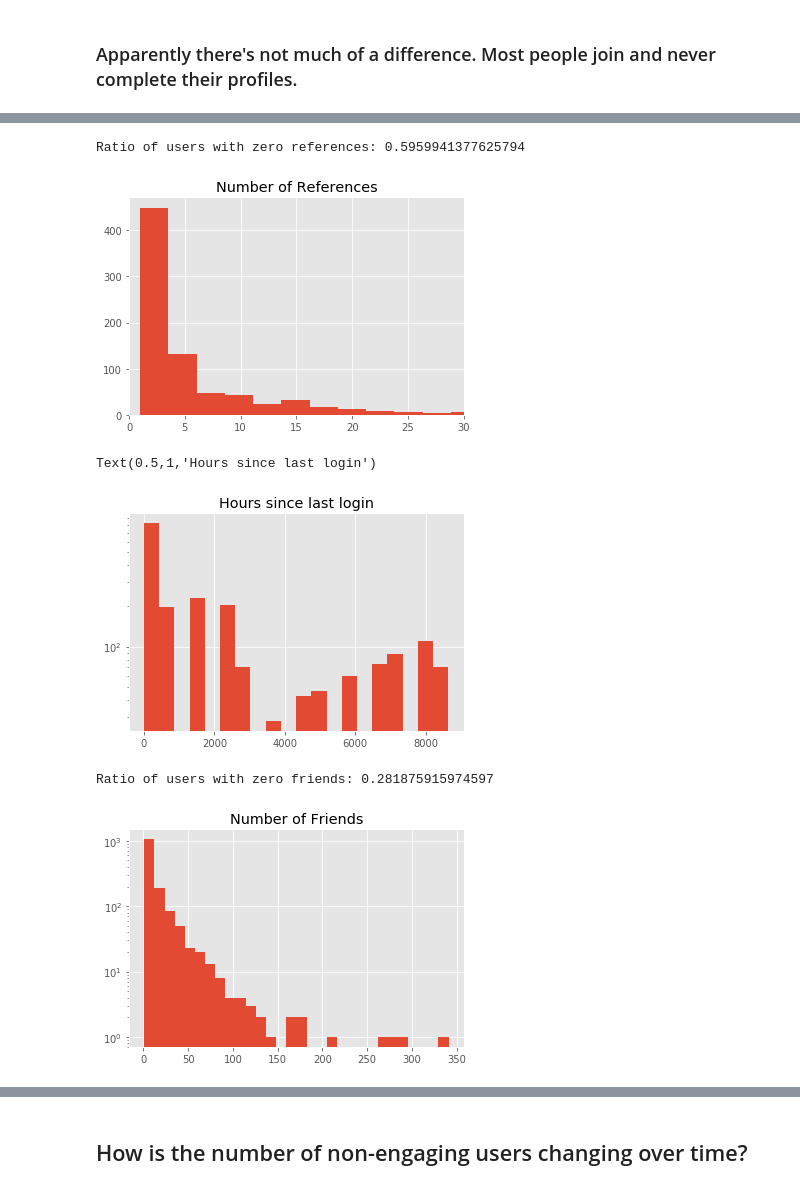
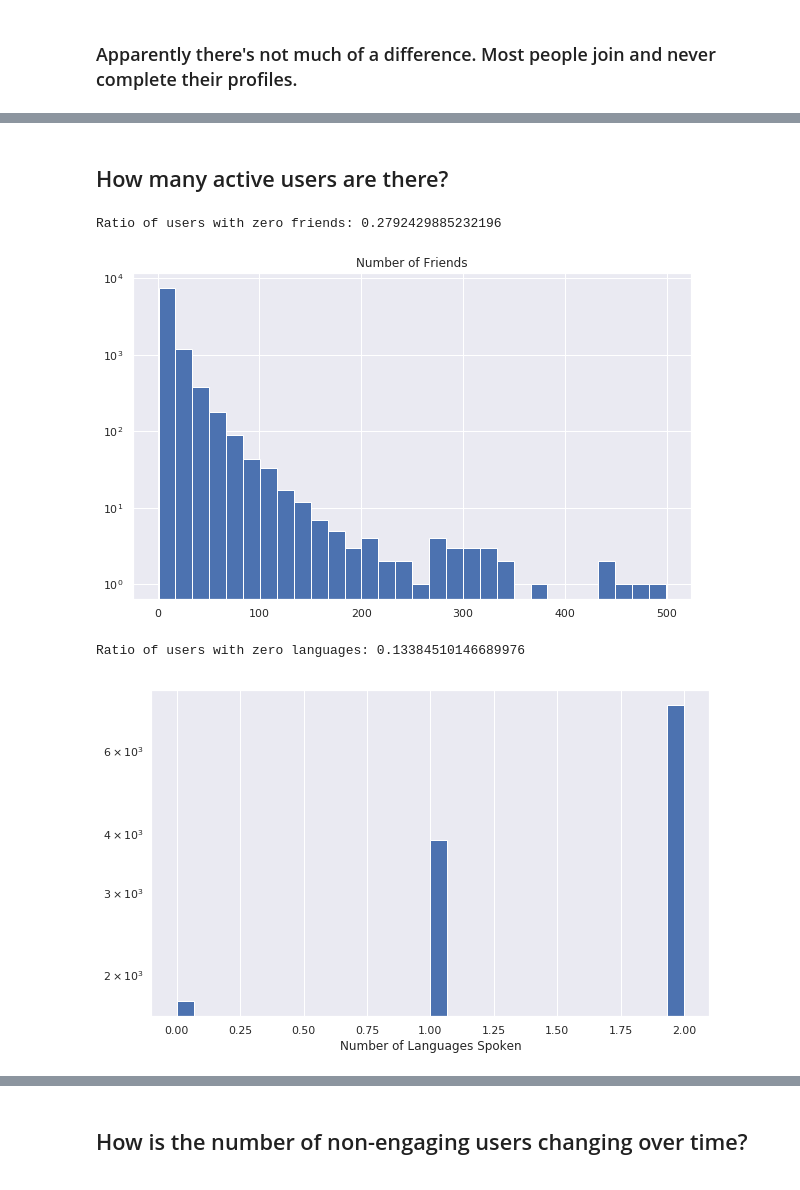
Before and after one commit to jimbudarz/sofariders-profile-analysis, a Jupyter notebook: SofaRiders EDA.ipynb, the cells around one changed output, grey strips where cells are left out. Drawn from its saved outputs; the diff is of its cells as text; code cells hidden in the pictures.

```diff
--- a/SofaRiders EDA.ipynb
+++ b/SofaRiders EDA.ipynb
@@ -96,9 +100,19 @@ combined_df
 import pandas as pd
 from matplotlib import pyplot as plt
 import seaborn as sns
-plt.style.use('ggplot')
+sns.set(style="darkgrid")
+%matplotlib inline
+plt.rcParams['figure.figsize'] = (10, 6)
 
 df = pd.read_csv('ProcessedUserInfo.csv', index_col=0)
+# %%
+# Remove entries for users who can't seem to spell their own country:
+df = df.groupby('currentCountry').filter(lambda x: len(x) > 2)
+
+# Set age for users with unreasonable ages to 0:
+df.loc[df.age > 122, 'age'] = np.nan
+# %%
+df['joinAge'] = df.age - 2018 + df.joinDate
 # %% [markdown]
 # Step 3: Start EDA
 # %%
@@ -227,2 +251,2 @@ Ratio of users with 40% or more of a profile: 0.3996644295302013
 # %%
-df = df.loc[(df.profileCompletion > 40) & (df.hoursSinceLogin < 8760), :]
+Active_df = df.loc[(df.profileCompletion > 40) & (df.hoursSinceLogin < 8760), :]
@@ -235,22 +360,17 @@ Text(0.5,1,'Couch Status')
+# %% [markdown]
+## How many active users are there?
 # %%
-#df.nRefs[df.nRefs>0].value_counts().plot(kind = 'hist')
-fig2 = plt.hist(df.nRefs[df.nRefs>0], log = False, bins = 100)
-plt.title('Number of References')
-plt.xlim(0,30)
-print("Ratio of users with zero references: " + str(sum(df.nRefs==0)/len(df.nRefs)))
+fig3 = plt.hist(Active_df.nFriends[(Active_df.nFriends>0) & (Active_df.nFriends<500)], log = True, bins = 30)
+plt.title('Number of Friends')
+print("Ratio of users with zero friends: " + str(sum(Active_df.nFriends==0)/len(Active_df.nFriends)))
 # %% [output]
-Ratio of users with zero references: 0.5959941377625794
+Ratio of users with zero friends: 0.2792429885232196
-[figure, old version]
+[figure, new version]
-# %%
-fig5 = plt.hist(df.hoursSinceLogin, log = True, bins = 20)
-plt.title('Hours since last login')
-# %% [output]
-Text(0.5,1,'Hours since last login')
-[figure, removed]
 # %%
-fig3 = plt.hist(df.nFriends[(df.nFriends>0) & (df.nFriends<500)], log = True, bins = 30)
-plt.title('Number of Friends')
-print("Ratio of users with zero friends: " + str(sum(df.nFriends==0)/len(df.nFriends)))
+fig4 = plt.hist(Active_df.nLanguages, log = True, bins = 30)
+plt.xlabel('Number of Languages Spoken')
+
+print("Ratio of users with zero languages: " + str(sum(Active_df.nLanguages==0)/len(Active_df.nLanguages)))
 # %% [output]
-Ratio of users with zero friends: 0.281875915974597
+Ratio of users with zero languages: 0.13384510146689976
-[figure, old version]
+[figure, new version]
```
Also changed, not shown: parts of 41 cells of this notebook, 2 other files.
